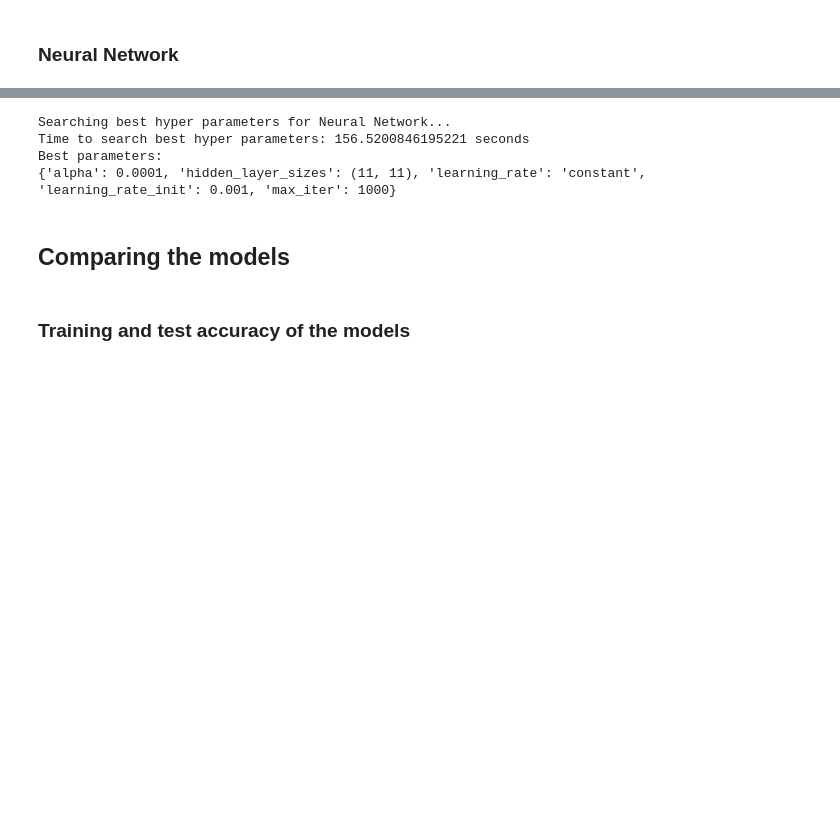
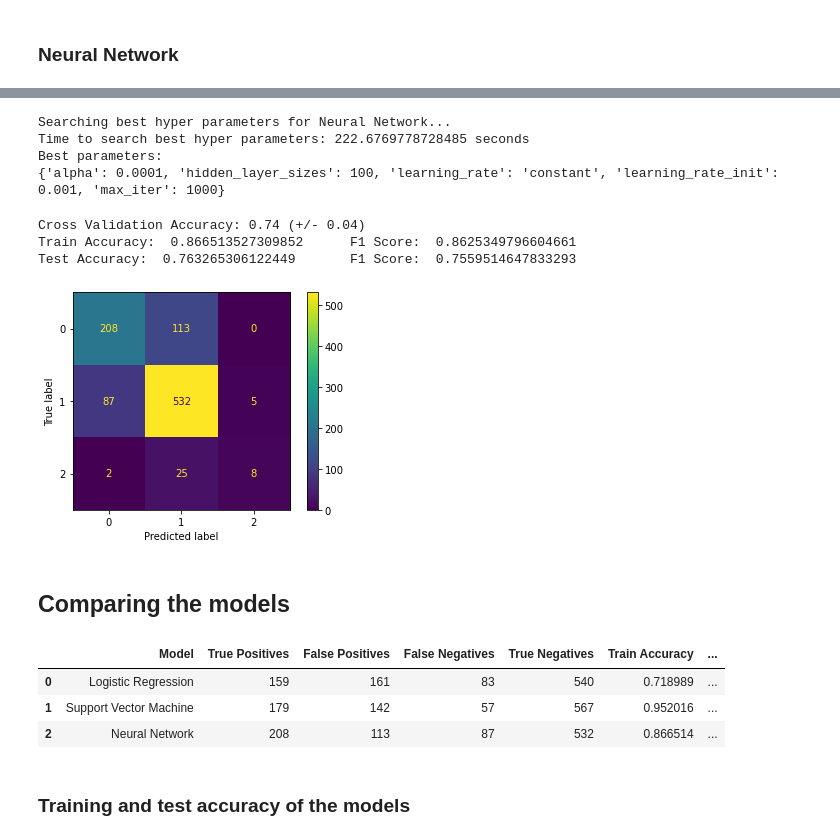
Before and after one commit to franciscomonteiro85/faa-wine-project, a Jupyter notebook: Wine_quality_project.ipynb, the cells around one changed output, grey strips where cells are left out. Cells and saved outputs as stored; diff of their text form; code cells hidden in the pictures; blank space fills up the shorter version.

Commit message:
Fixed hyper parameter search

```diff
--- a/Wine_quality_project.ipynb
+++ b/Wine_quality_project.ipynb
@@ -421,29 +421,34 @@ Time to search best hyper parameters: 304.40924239158625 seconds
 Best parameters:
 {'alpha': 0.0001, 'learning_rate': 'constant', 'learning_rate_init': 0.001, 'max_iter': 1000}
-# %%
-parameters_nn = [{'max_iter': [1000],
-                     'hidden_layer_sizes': [(11), (100), (11,11), (22,22), (11,11,11), (22,22,22)],
-                     'alpha': [best_params_nn['alpha']], 'learning_rate': [best_params_nn['learning_rate']],
-                     'learning_rate_init': [best_params_nn['learning_rate_init']]}]
-print("Searching best hyper parameters for Neural Network...")
-best_params_nn = searchBestHyperParams(MLPClassifier(), parameters_nn, X_train, y_train)
-# %% [output]
-Searching best hyper parameters for Neural Network...
-Time to search best hyper parameters: 156.5200846195221 seconds
-Best parameters:
-{'alpha': 0.0001, 'hidden_layer_sizes': (11, 11), 'learning_rate': 'constant', 'learning_rate_init': 0.001, 'max_iter': 1000}
+# %%
+parameters_nn = [{'max_iter': [1000],
+                     'hidden_layer_sizes': [(11), (100), (11,11), (22,22), (11,11,11), (22,22,22)],
+                     'alpha': [best_params_nn['alpha']], 'learning_rate': [best_params_nn['learning_rate']],
+                     'learning_rate_init': [best_params_nn['learning_rate_init']]}]
+print("Searching best hyper parameters for Neural Network...")
+best_params_nn = searchBestHyperParams(MLPClassifier(), parameters_nn, X_train, y_train)
+# %% [output]
+Searching best hyper parameters for Neural Network...
+Time to search best hyper parameters: 222.6769778728485 seconds
+Best parameters:
+{'alpha': 0.0001, 'hidden_layer_sizes': 100, 'learning_rate': 'constant', 'learning_rate_init': 0.001, 'max_iter': 1000}
 # %%
-classifier_nn = MLPClassifier(alpha=best_params_nn['alpha'], hidden_layer_sizes=(22,22,22),
+classifier_nn = MLPClassifier(alpha=best_params_nn['alpha'], hidden_layer_sizes=(best_params_nn['hidden_layer_sizes']),
                               learning_rate=best_params_nn['learning_rate'],
                               learning_rate_init=best_params_nn['learning_rate_init'], max_iter=best_params_nn['max_iter'])
 y_pred_test , cv_nn, acc_test_nn, acc_train_nn = train(classifier_nn, X_train, X_test, y_train, y_test)
 cm_nn = get_CM(classifier_nn, y_test, y_pred_test)
 Plot_CM(cm_nn, classifier_nn)
 
 truePositives_nn = cm_nn[0][0]
 falsePositives_nn = cm_nn[0][1]
 falseNegatives_nn = cm_nn[1][0]
 trueNegatives_nn = cm_nn[1][1]
+# %% [output]
+Cross Validation Accuracy: 0.74 (+/- 0.04)
+Train Accuracy:  0.866513527309852      F1 Score:  0.8625349796604661
+Test Accuracy:  0.763265306122449       F1 Score:  0.7559514647833293
+[figure, added]
 # %% [markdown]
 ## Comparing the models
 # %%
@@ -453,6 +458,11 @@ models =   [('Logistic Regression', truePositives_lr, falsePositives_lr, falseNe
 
 predict = pd.DataFrame(data = models, columns = ['Model', 'True Positives', 'False Positives', 'False Negatives', 'True Negatives', 'Train Accuracy', 'Test Accuracy', 'Cross Validation'])
 predict
+# %% [output]
+|  | Model | True Positives | False Positives | False Negatives | True Negatives | Train Accuracy | ... |
+| 0 | Logistic Regression | 159 | 161 | 83 | 540 | 0.718989 | ... |
+| 1 | Support Vector Machine | 179 | 142 | 57 | 567 | 0.952016 | ... |
+| 2 | Neural Network | 208 | 113 | 87 | 532 | 0.866514 | ... |
 # %% [markdown]
 ### Training and test accuracy of the models
 # %%
```
Also changed, not shown: parts of 9 cells of this notebook.
